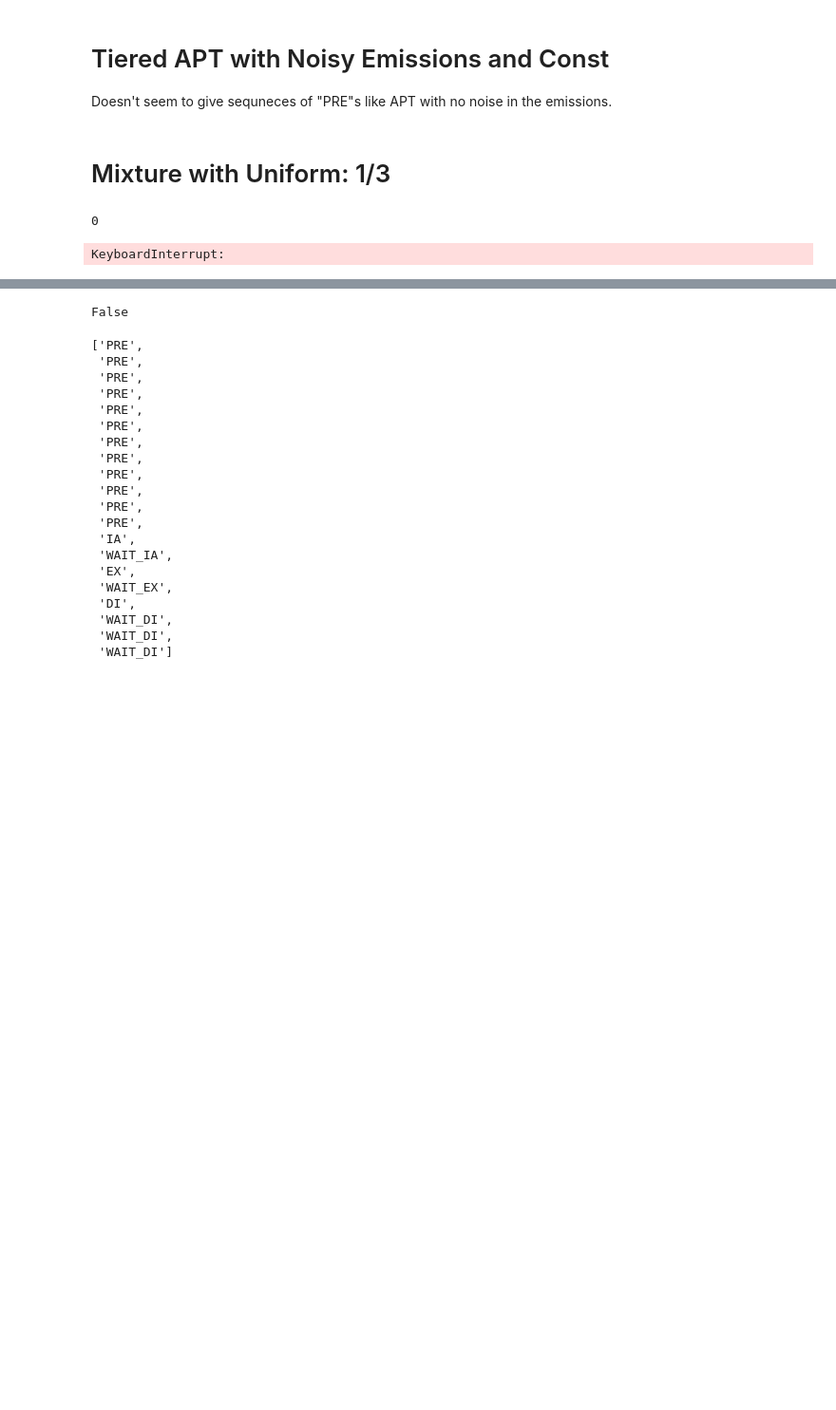
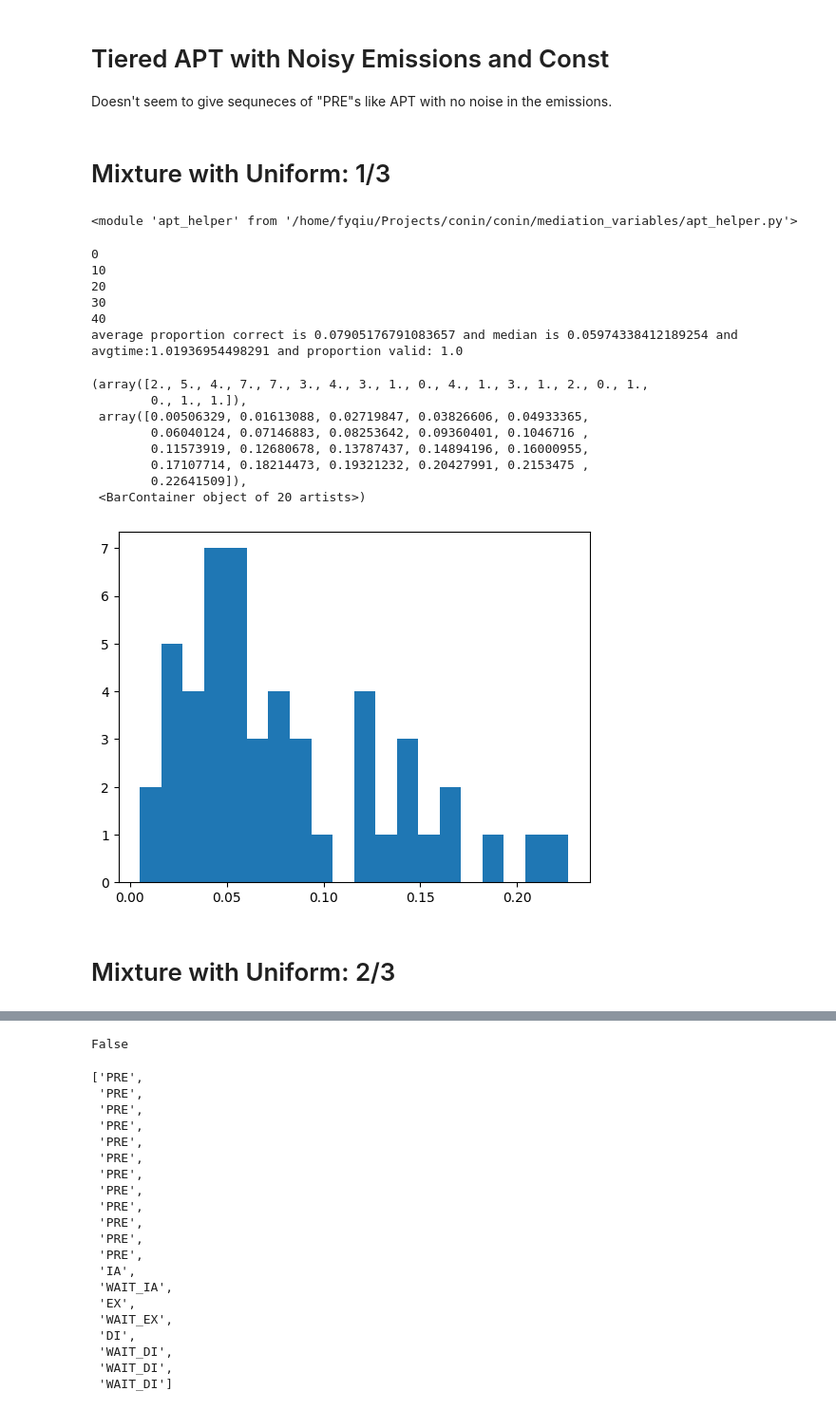
Before and after one commit to sandialabs/conin, a Jupyter notebook: conin/mediation_variables/apt_experiments.ipynb, the cells around one changed output, grey strips where cells are left out. Shown: that part at 95% size. Drawn from its saved outputs; the diff is of its cells as text; code cells hidden in the pictures; blank space fills up the shorter version.

```diff
--- a/conin/mediation_variables/apt_experiments.ipynb
+++ b/conin/mediation_variables/apt_experiments.ipynb
@@ -559,10 +507,16 @@ Doesn't seem to give sequneces of "PRE"s like APT with no noise in the emissions
 # Mixture with Uniform: 1/3
 # %%
 noisy_tier_apt = ahlp.create_noisy_apt(tier_apt, 1/3)
+# %%
+importlib.reload(ahlp)
+# %% [output]
+<module 'apt_helper' from '/home/fyqiu/Projects/conin/conin/mediation_variables/apt_helper.py'>
 # %%
-B = 100
+B = 50
 accuracy_list = []
 time_list = []
+valid_list = []
+
 for b in range(B):
     apt_truth, combined_emits = ahlp.combined_simulation(apt_hmm, user_list, cst_list)
     apt_truth_states, apt_truth_emits = apt_truth
@@ -570,12 +524,33 @@ for b in range(B):
     opt_state_list, _= ahlp.Viterbi_torch_list(noisy_tier_apt, cst_list, combined_emits, sat, time_hom = True, dtype = torch.float32, device = 'cuda:0', num_cst = 0)
     running_time = time.time() - start_time
     time_list.append(running_time)
+    opt_hidden, opt_emits = zip(*opt_state_list)
+    valid_list.append(ahlp.check_valid(opt_hidden, opt_emits, cst_list))
     num_correct = [est[0]== true for est,true in zip(opt_state_list, apt_truth_states)]
     if b % 10 == 0:
         print(b)
     accuracy_list.append(sum(num_correct)/len(num_correct))
 print(f'average proportion correct is {sum(accuracy_list)/len(accuracy_list)} and median is \
-{np.median(np.array(accuracy_list))} and avgtime:{sum(time_list)/len(time_list)}')
+{np.median(np.array(accuracy_list))} and avgtime:{sum(time_list)/len(time_list)} \
+and proportion valid: {sum(valid_list)/len(valid_list)}')
 # %% [output]
 0
+10
+20
+30
+40
+average proportion correct is 0.07905176791083657 and median is 0.05974338412189254 and avgtime:1.01936954498291 and proportion valid: 1.0
-KeyboardInterrupt:
+# %%
+plt.hist(accuracy_list, bins = 20)
+# %% [output]
+(array([2., 5., 4., 7., 7., 3., 4., 3., 1., 0., 4., 1., 3., 1., 2., 0., 1.,
+        0., 1., 1.]),
+ array([0.00506329, 0.01613088, 0.02719847, 0.03826606, 0.04933365,
+        0.06040124, 0.07146883, 0.08253642, 0.09360401, 0.1046716 ,
+        0.11573919, 0.12680678, 0.13787437, 0.14894196, 0.16000955,
+        0.17107714, 0.18214473, 0.19321232, 0.20427991, 0.2153475 ,
+        0.22641509]),
+ <BarContainer object of 20 artists>)
+[figure, added]
+# %% [markdown]
+# Mixture with Uniform: 2/3
```
Also changed, not shown: parts of 25 cells of this notebook, 1 other file.
